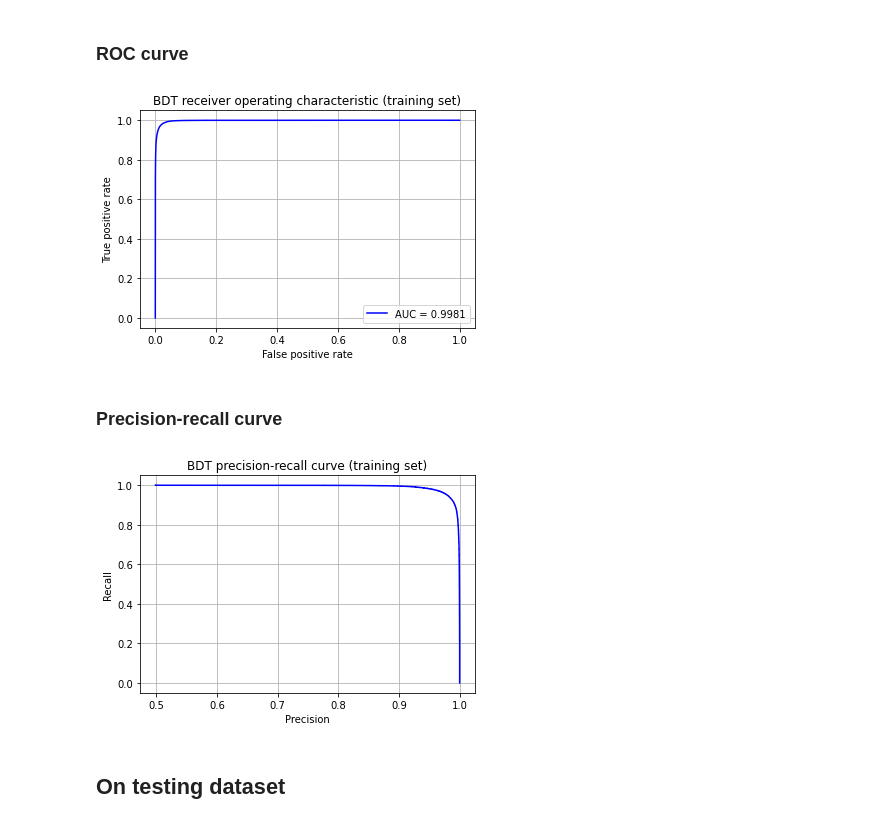
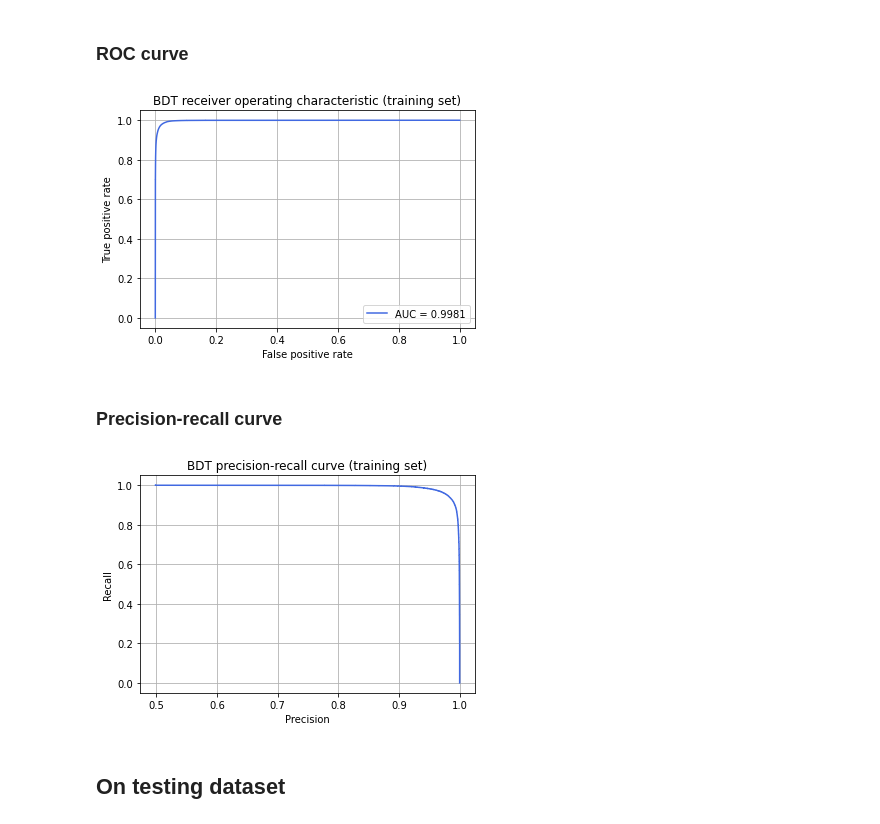
Before and after one commit to alatios/lb2jpsil_classifier-studies, a Jupyter notebook: BDT.ipynb, the cells around one changed output. Saved outputs shown, nothing was run; the diff lists cells and outputs as text; code cells hidden in the pictures.

```diff
--- a/BDT.ipynb
+++ b/BDT.ipynb
@@ -25,9 +25,9 @@ from sklearn import metrics
 # %%
 # if true, load existing model (does not train a new one)
-load_existing = False
+load_existing = True
 
 # if true, save the trained model
-save_model = False
+save_model = True
 # %%
 def MomentumModulus(px, py, pz):
     return np.sqrt(px**2 + py**2 + pz**2)
@@ -541,10 +568,28 @@ plt.show()
 X_train = df_train.loc[:, features].to_numpy()
 Y_train = df_train.loc[:, 'TYPE'].to_numpy()
 # %%
-BDT = GradientBoostingClassifier(
-    random_state=2021,
-    learning_rate=0.05,
-    max_depth=6,
-    max_features=3,
-    n_estimators=1000
-)
+if load_existing:
+    tickBDTImport = time.perf_counter()
+    BDT = joblib.load('BDT.joblib')
+    tockBDTImport = time.perf_counter()
+    print(f"BDT imorted in {(tockBDTImport - tickBDTImport)/60:0.4f} minutes.")
+else:
+    BDT = ensemble.GradientBoostingClassifier(
+        random_state=2021,
+        learning_rate=0.05,
+        max_depth=6,
+        max_features=3,
+        n_estimators=1000
+    )
+
+    tickBDT = time.perf_counter()
+    BDT.fit(X_train, Y_train)
+    tockBDT = time.perf_counter()
+    print(f"BDT trained in {(tockBDT - tickBDT)/60:0.4f} minutes.")
+
+
+    if save_model:
+        tickSave = time.perf_counter()
+        joblib.dump(BDT, 'BDT.joblib')
+        tockSave = time.perf_counter()
+        print(f"BDT saved in {(tockSave - tickSave)/60:0.4f} minutes.")
@@ -614,28 +655,28 @@ The average precision score on training data is: 0.9959
 falsePositiveRates, truePositiveRates, thresholds = metrics.roc_curve(Y_train, Y_train_proba_predicted)
 areaUnderCurve = metrics.roc_auc_score(Y_train, Y_train_proba_predicted)
 # %%
-plt.plot(falsePositiveRates, truePositiveRates, label=f'AUC = {areaUnderCurve:.4f}', color='blue')
+plt.plot(falsePositiveRates, truePositiveRates, label=f'AUC = {areaUnderCurve:.4f}', color='royalblue')
 plt.grid()
 plt.legend()
 plt.xlabel('False positive rate')
 plt.ylabel('True positive rate')
 plt.title("BDT receiver operating characteristic (training set)")
 plt.show()
 # %% [output]
-[figure, old version]
+[figure, new version]
 # %% [markdown]
 ### Precision-recall curve
 # %%
 train_Precisions, train_Recalls, train_PRC_Thresholds = metrics.precision_recall_curve(Y_train, Y_train_proba_predicted)
 # %%
-plt.plot(train_Precisions, train_Recalls, color='blue')
+plt.plot(train_Precisions, train_Recalls, color='royalblue')
 plt.grid()
 plt.xlabel('Precision')
 plt.ylabel('Recall')
 plt.title("BDT precision-recall curve (training set)")
 plt.show()
 # %% [output]
-[figure, old version]
+[figure, new version]
 # %% [markdown]
 ## On testing dataset
 # %%
```
Also changed, not shown: parts of 23 cells of this notebook.
